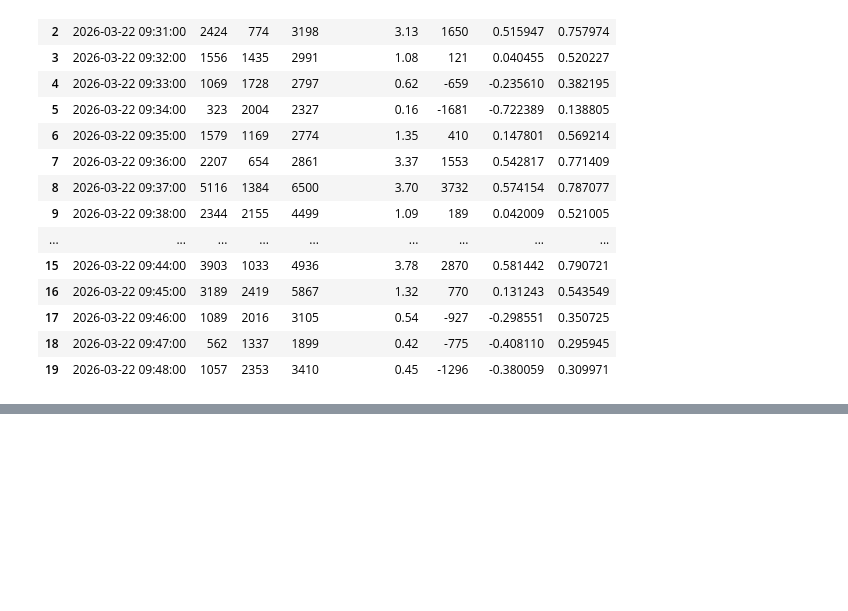
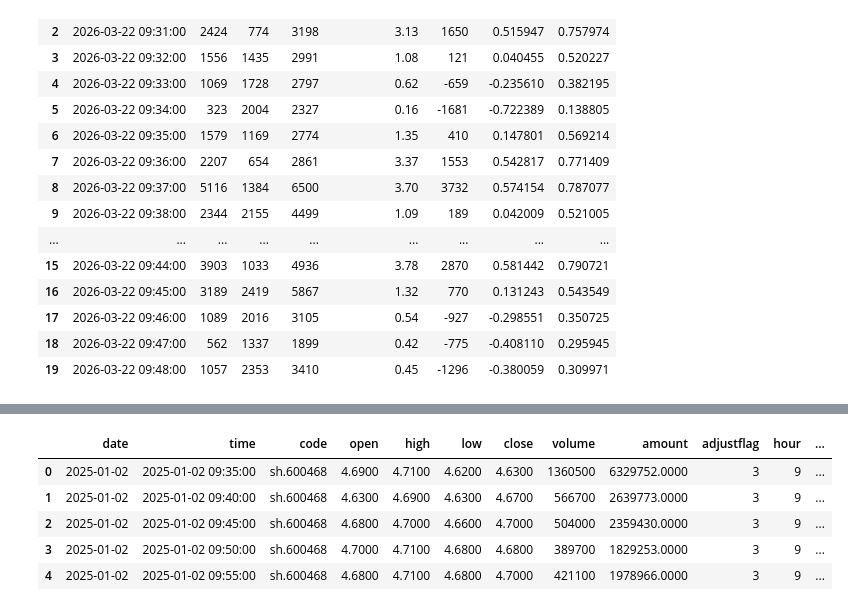
Before and after one commit to chen-cyw-yan/GP, a Jupyter notebook: 当日策列/股票数据.ipynb, the cells around one changed output, grey strips where cells are left out. Cells and saved outputs as stored; diff of their text form; code cells hidden in the pictures; blank space fills up the shorter version.

```diff
--- a/当日策列/股票数据.ipynb
+++ b/当日策列/股票数据.ipynb
@@ -141,0 +196,9 @@ df.head(20)
+# %%
+result.head()
+# %% [output]
+|  | date | time | code | open | high | low | close | volume | amount | adjustflag | hour | ... |
+| 0 | 2025-01-02 | 2025-01-02 09:35:00 | sh.600468 | 4.6900 | 4.7100 | 4.6200 | 4.6300 | 1360500 | 6329752.0000 | 3 | 9 | ... |
+| 1 | 2025-01-02 | 2025-01-02 09:40:00 | sh.600468 | 4.6300 | 4.6900 | 4.6300 | 4.6700 | 566700 | 2639773.0000 | 3 | 9 | ... |
+| 2 | 2025-01-02 | 2025-01-02 09:45:00 | sh.600468 | 4.6800 | 4.7000 | 4.6600 | 4.7000 | 504000 | 2359430.0000 | 3 | 9 | ... |
+| 3 | 2025-01-02 | 2025-01-02 09:50:00 | sh.600468 | 4.7000 | 4.7100 | 4.6800 | 4.6800 | 389700 | 1829253.0000 | 3 | 9 | ... |
+| 4 | 2025-01-02 | 2025-01-02 09:55:00 | sh.600468 | 4.6800 | 4.7100 | 4.6800 | 4.7000 | 421100 | 1978966.0000 | 3 | 9 | ... |
```
Also changed, not shown: parts of 12 cells of this notebook.
